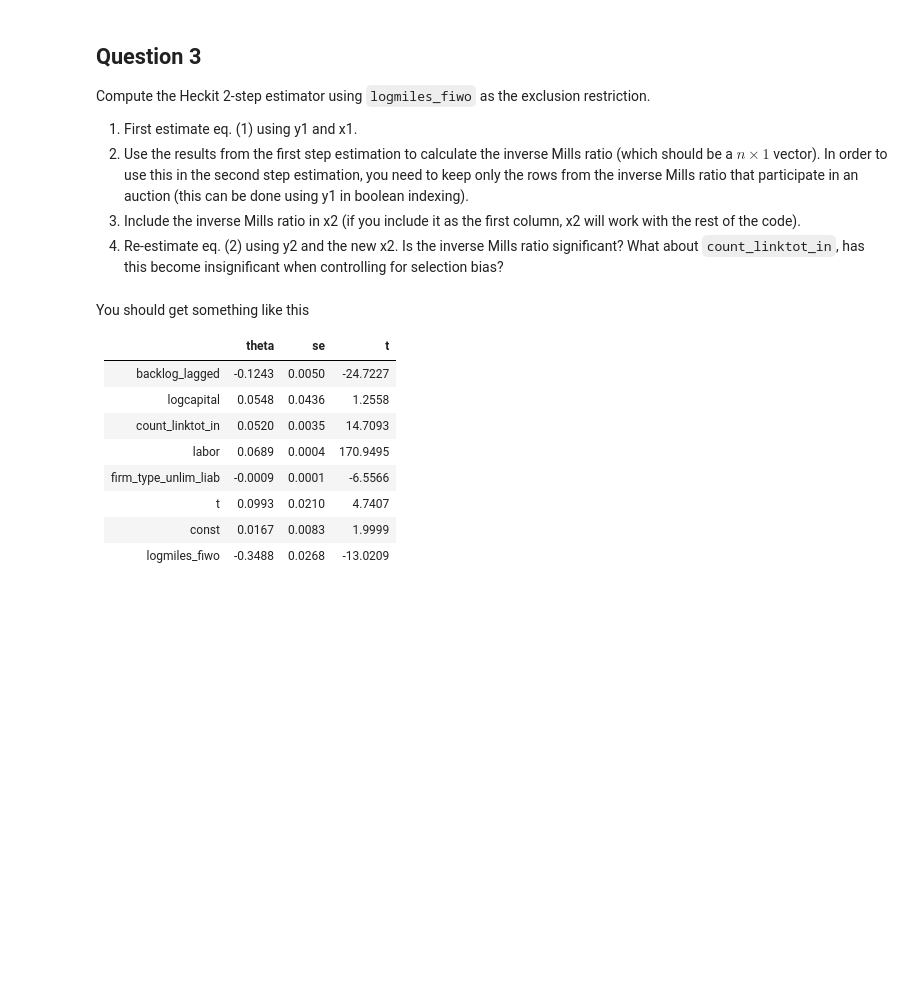
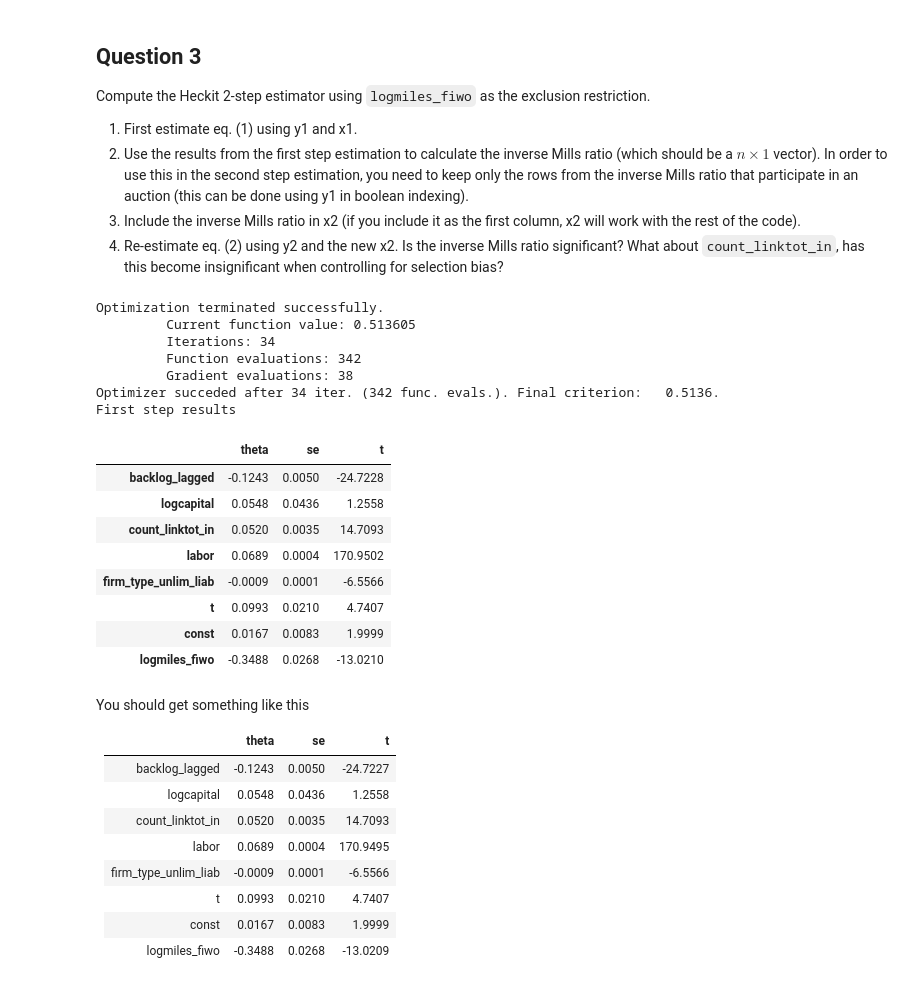
Before and after one commit to bschjerning/EconometricsB, a Jupyter notebook: exercises/12_sample_selection/ex_ante/ex_ante.ipynb, the cells around one changed output. Saved outputs shown, nothing was run; the diff lists cells and outputs as text; code cells hidden in the pictures; blank space fills up the shorter version.

```diff
--- a/exercises/12_sample_selection/ex_ante/ex_ante.ipynb
+++ b/exercises/12_sample_selection/ex_ante/ex_ante.ipynb
@@ -240,3 +251,29 @@ est.print_table(x1lbl, first_step, title='First step results')
+# %%
+first_step = est.estimate(
+    ssm.q,
+    ssm.starting_values(y1, x1),
+    y1, x1,
+    cov_type='Outer Product'
+)
+
+est.print_table(x1lbl, first_step, title='First step results')
+# %% [output]
+Optimization terminated successfully.
+         Current function value: 0.513605
+         Iterations: 34
+         Function evaluations: 342
+         Gradient evaluations: 38
+Optimizer succeded after 34 iter. (342 func. evals.). Final criterion:   0.5136.
+First step results
+|  | theta | se | t |
+| backlog_lagged | -0.1243 | 0.0050 | -24.7228 |
+| logcapital | 0.0548 | 0.0436 | 1.2558 |
+| count_linktot_in | 0.0520 | 0.0035 | 14.7093 |
+| labor | 0.0689 | 0.0004 | 170.9502 |
+| firm_type_unlim_liab | -0.0009 | 0.0001 | -6.5566 |
+| t | 0.0993 | 0.0210 | 4.7407 |
+| const | 0.0167 | 0.0083 | 1.9999 |
+| logmiles_fiwo | -0.3488 | 0.0268 | -13.0210 |
 # %% [markdown]
 You should get something like this
 
```
Also changed, not shown: parts of 9 cells of this notebook, 1 other file.
